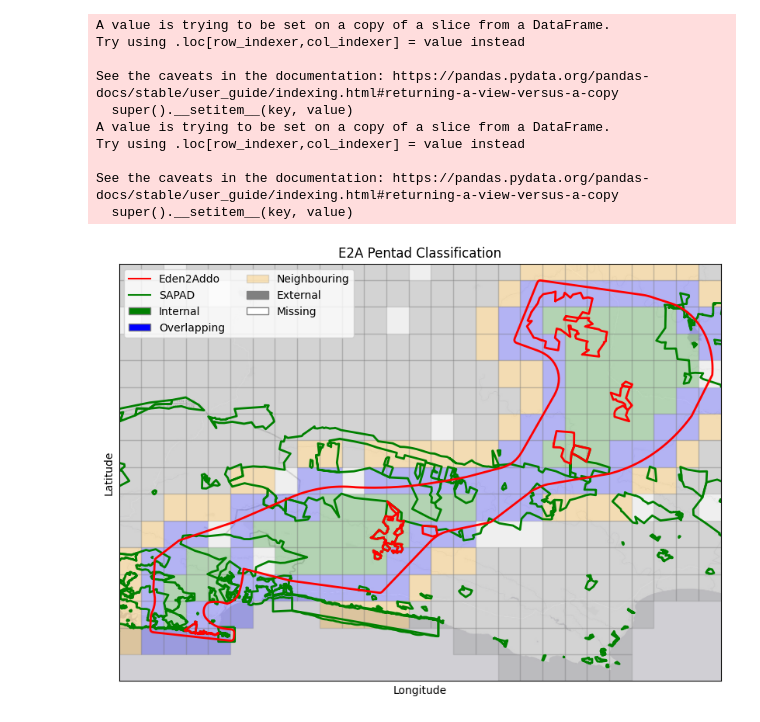
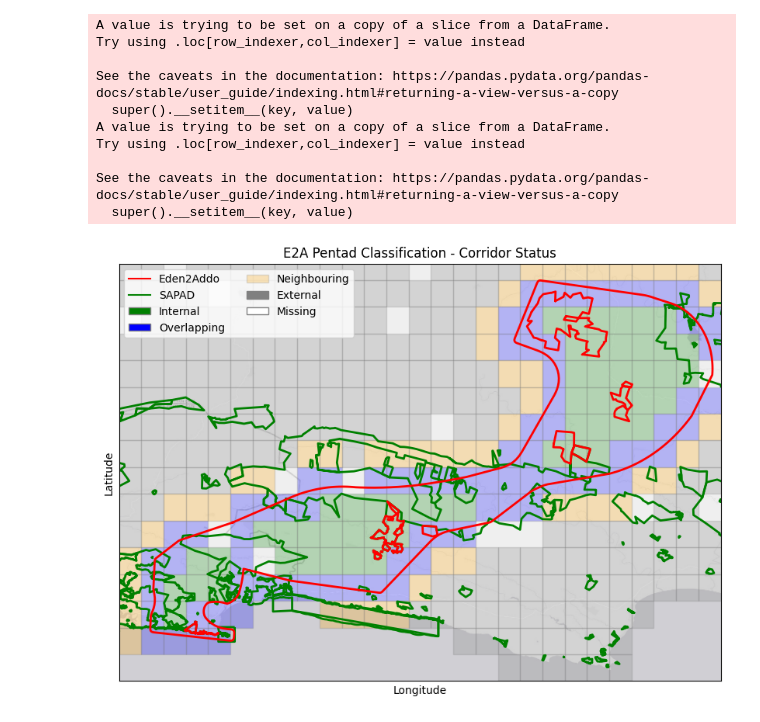
Before and after one commit to jardunn/ForTheBirds-EdenToAddo, a Jupyter notebook: forTheBirds_E2A.ipynb, the cells around one changed output. Cells and saved outputs as stored; diff of their text form; code cells hidden in the pictures.

```diff
--- a/forTheBirds_E2A.ipynb
+++ b/forTheBirds_E2A.ipynb
@@ -224,32 +223,32 @@ def corridor_colour(corridor_status):
   else:
     return 'grey'
 
 fig, ax = plt.subplots(figsize=(10, 10))
 m = Basemap(llcrnrlon=min_lon, llcrnrlat=min_lat, urcrnrlon=max_lon, urcrnrlat=max_lat, resolution='i', projection='merc', epsg= 4326, ax=ax)
 m.arcgisimage(service='Canvas/World_Light_Gray_Base', xpixels=1000, verbose=False)  # Use ArcGIS image for better basemap
 
 # Plot the e2a_shape_df data on the basemap
 e2a_pentad_gdf.plot(ax=ax, color=e2a_pentad_gdf.corridor_status.apply(corridor_colour), edgecolor='grey', alpha=0.25)
 e2a_SAPAD_df.plot(ax=ax, facecolor='none', edgecolor='green', alpha=1, lw=2) # Plot the shapefile
 e2a_shape_df.plot(ax=ax, facecolor='none', edgecolor='red', alpha=1, lw=2) # Plot the shapefile
 
 # Add a title and labels
-plt.title('E2A Pentad Classification')
+plt.title('E2A Pentad Classification - Corridor Status')
 plt.xlabel('Longitude')
 plt.ylabel('Latitude')
 
 import matplotlib.patches as mpatches
 import matplotlib.lines as mlines
 red_line = mlines.Line2D([], [], color='red', marker='', markersize=15, label='Eden2Addo')
 green_line = mlines.Line2D([], [], color='green', marker='', markersize=15, label='SAPAD')
 
 green_patch = mpatches.Patch(facecolor='green', edgecolor='grey', label='Internal')
 blue_patch = mpatches.Patch(facecolor='blue', edgecolor='grey', label='Overlapping')
 orange_patch = mpatches.Patch(facecolor='orange', edgecolor='grey', alpha=0.25, label='Neighbouring')
 grey_patch = mpatches.Patch(color='grey', label='External')
 white_patch = mpatches.Patch(facecolor='white', edgecolor='grey', label='Missing')
 legend_elements = [red_line, green_line, green_patch, blue_patch, orange_patch, grey_patch, white_patch]
 ax.legend(handles=legend_elements, loc='upper left', ncol=2)
 plt.show()
 # %% [output]
-[figure, old version]
+[figure, new version]
```
Also changed, not shown: parts of 15 cells of this notebook.
